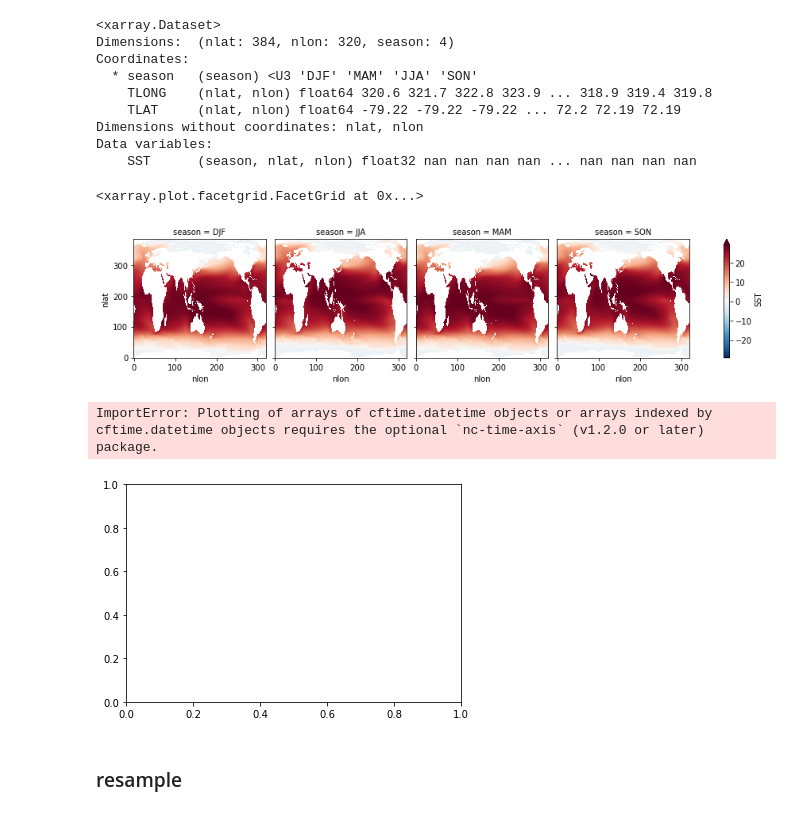
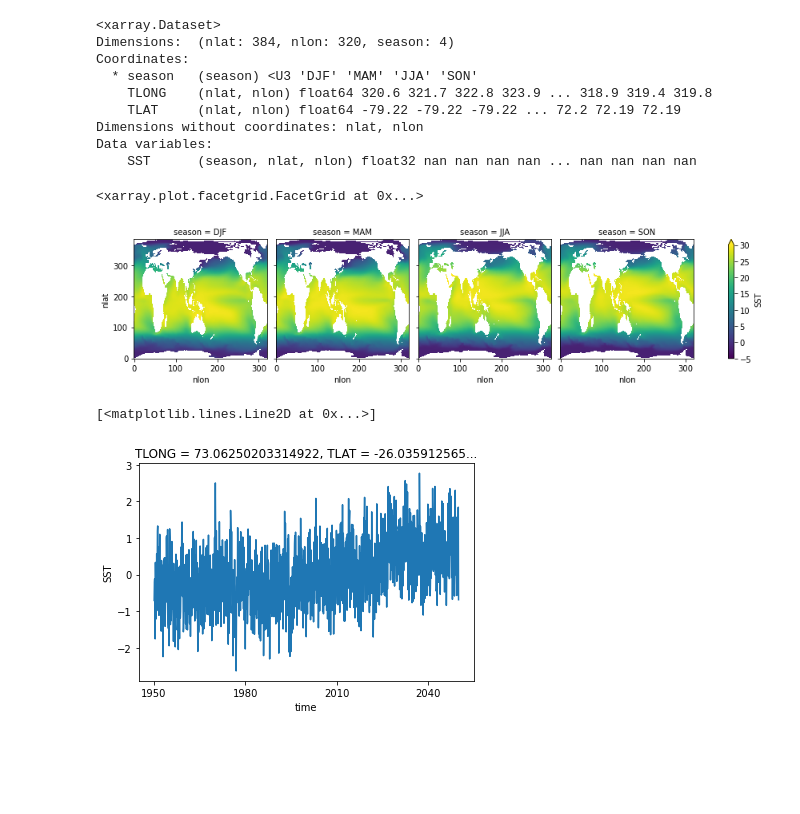
Before and after one commit to abishekg7/intro_xarray_dask, a Jupyter notebook: notebooks/3_xarray_operators.ipynb, the cells around one changed output. Cells and saved outputs as stored; diff of their text form; code cells hidden in the pictures; blank space fills up the shorter version.

```diff
--- a/notebooks/3_xarray_operators.ipynb
+++ b/notebooks/3_xarray_operators.ipynb
@@ -17,7 +17,7 @@ computations:
 # %%
 import xarray as xr
 filename='/scratch/training/intro_pangeo/datasets/b.e13.B1950TRC5.ne30_g16.ihesp24_1950-2050.002.pop.h.nday1.SST.195001-204912.nc'
-ds = xr.open_dataset(filename)
+ds = xr.open_dataset(filename, decode_times=True)
 ds
 # %% [output]
 <xarray.Dataset>
@@ -57,18 +87,16 @@ Dimensions without coordinates: nlat, nlon
 Data variables:
     SST      (season, nlat, nlon) float32 nan nan nan nan ... nan nan nan nan
 # %%
-seasonal_mean.SST.plot(col="season", robust=True)
+seasonal_mean.SST.plot(col="season", robust=True, vmin=-5, vmax=30)
 # %% [output]
 <xarray.plot.facetgrid.FacetGrid at 0x...>
-[figure, old version]
+[figure, new version]
 # %%
 import nc_time_axis #Required for plotting of arrays of/ or indexed by cftime.datetime objects requires
 sst_anom = ds.groupby('time.season') - seasonal_mean
 #sst_anom.SST.sel(TLONG=230, TLAT=45, method='nearest').plot()
-sst_anom.SST.isel(nlat=100,nlon=100).plot()
+sst_anom.SST.isel(nlat=100,nlon=100).plot(label="monthly SST anomaly")
 #sst_anom.plot(col="season", robust=True)
 # %% [output]
-ImportError: Plotting of arrays of cftime.datetime objects or arrays indexed by cftime.datetime objects requires the optional `nc-time-axis` (v1.2.0 or later) package.
+[<matplotlib.lines.Line2D at 0x...>]
-[figure, old version]
+[figure, new version]
-# %% [markdown]
-### resample
```
Also changed, not shown: parts of 9 cells of this notebook, 6 other files.
